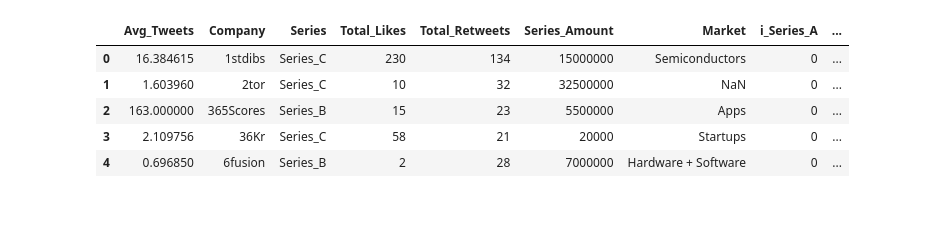
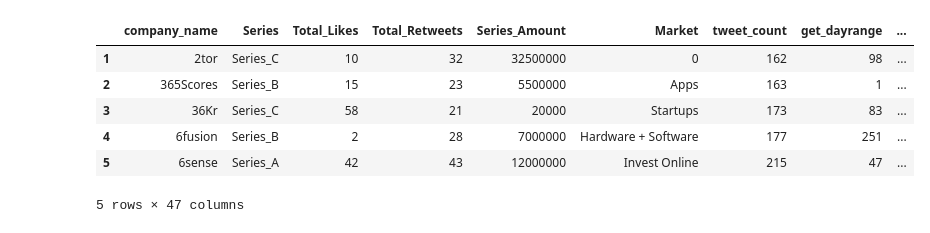
Before and after one commit to kyang01/startup-analysis, a Jupyter notebook: regression-analysis.ipynb, the cells around one changed output. Drawn from its saved outputs; the diff is of its cells as text; code cells hidden in the pictures.

Commit message:
Finished up linear regression

```diff
--- a/regression-analysis.ipynb
+++ b/regression-analysis.ipynb
@@ -7,22 +16,46 @@ from statsmodels.formula.api import glm, ols
 # %%
-regress_data = pd.read_csv(open("./startups/regress_features.csv", 'rU'), encoding='utf-8', engine='c')
+# Creates the features
+regress_data = pd.read_csv(open("all_features.csv", 'rU'), encoding='utf-8', engine='c')
 regress_data = regress_data.drop('Unnamed: 0', 1)
+regress_data = regress_data.drop('Unnamed: 0.1', 1)
+regress_data = regress_data.drop('Avg_Tweets', 1)
+regress_data = regress_data.drop('is_Series_C', 1)
+regress_data = regress_data.drop('is_Series_D', 1)
+regress_data = regress_data.drop('is_Series_B', 1)
+regress_data = regress_data.drop('is_Series_A', 1)
+regress_data['Series'] = [val[1:] for val in list(regress_data['Series'])]
 regress_data['i_Series_A'] = 1 * (regress_data.Series == 'Series_A')
 regress_data['i_Series_B'] = 1 * (regress_data.Series == 'Series_B')
 regress_data['i_Series_C'] = 1 * (regress_data.Series == 'Series_C')
 regress_data['i_Series_D'] = 1 * (regress_data.Series == 'Series_D')
+regress_data = regress_data.replace([np.inf, -np.inf], 0)
+regress_data.fillna(0, inplace=True)
+
+# Break it into test and train
 itrain, itest = train_test_split(xrange(regress_data.shape[0]), train_size=0.9)
 mask=np.ones(regress_data.shape[0], dtype='int')
 mask[itrain]=1
 mask[itest]=0
 mask=(mask==1)
 regress_train = regress_data[mask]
 regress_test = regress_data[~mask]
+
+# Break it into series A, series B, series C, series D
+regress_test_A = regress_test[regress_test['Series'] == 'Series_A']
+regress_train_A = regress_train[regress_train['Series'] == 'Series_A']
+regress_test_B = regress_test[regress_test['Series'] == 'Series_B']
+regress_train_B = regress_train[regress_train['Series'] == 'Series_B']
+regress_test_C = regress_test[regress_test['Series'] == 'Series_C']
+regress_train_C = regress_train[regress_train['Series'] == 'Series_C']
+regress_test_D = regress_test[regress_test['Series'] == 'Series_D']
+regress_train_D = regress_train[regress_train['Series'] == 'Series_D']
+
 regress_train.head()
 # %% [output]
-|  | Avg_Tweets | Company | Series | Total_Likes | Total_Retweets | Series_Amount | Market | i_Series_A | ... |
-| 0 | 16.384615 | 1stdibs | Series_C | 230 | 134 | 15000000 | Semiconductors | 0 | ... |
-| 1 | 1.603960 | 2tor | Series_C | 10 | 32 | 32500000 | NaN | 0 | ... |
-| 2 | 163.000000 | 365Scores | Series_B | 15 | 23 | 5500000 | Apps | 0 | ... |
-| 3 | 2.109756 | 36Kr | Series_C | 58 | 21 | 20000 | Startups | 0 | ... |
-| 4 | 0.696850 | 6fusion | Series_B | 2 | 28 | 7000000 | Hardware + Software | 0 | ... |
+|  | company_name | Series | Total_Likes | Total_Retweets | Series_Amount | Market | tweet_count | get_dayrange | ... |
+| 1 | 2tor | Series_C | 10 | 32 | 32500000 | 0 | 162 | 98 | ... |
+| 2 | 365Scores | Series_B | 15 | 23 | 5500000 | Apps | 163 | 1 | ... |
+| 3 | 36Kr | Series_C | 58 | 21 | 20000 | Startups | 173 | 83 | ... |
+| 4 | 6fusion | Series_B | 2 | 28 | 7000000 | Hardware + Software | 177 | 251 | ... |
+| 5 | 6sense | Series_A | 42 | 43 | 12000000 | Invest Online | 215 | 47 | ... |
+5 rows × 47 columns
```
Also changed, not shown: parts of 25 cells of this notebook, 1 other file.
